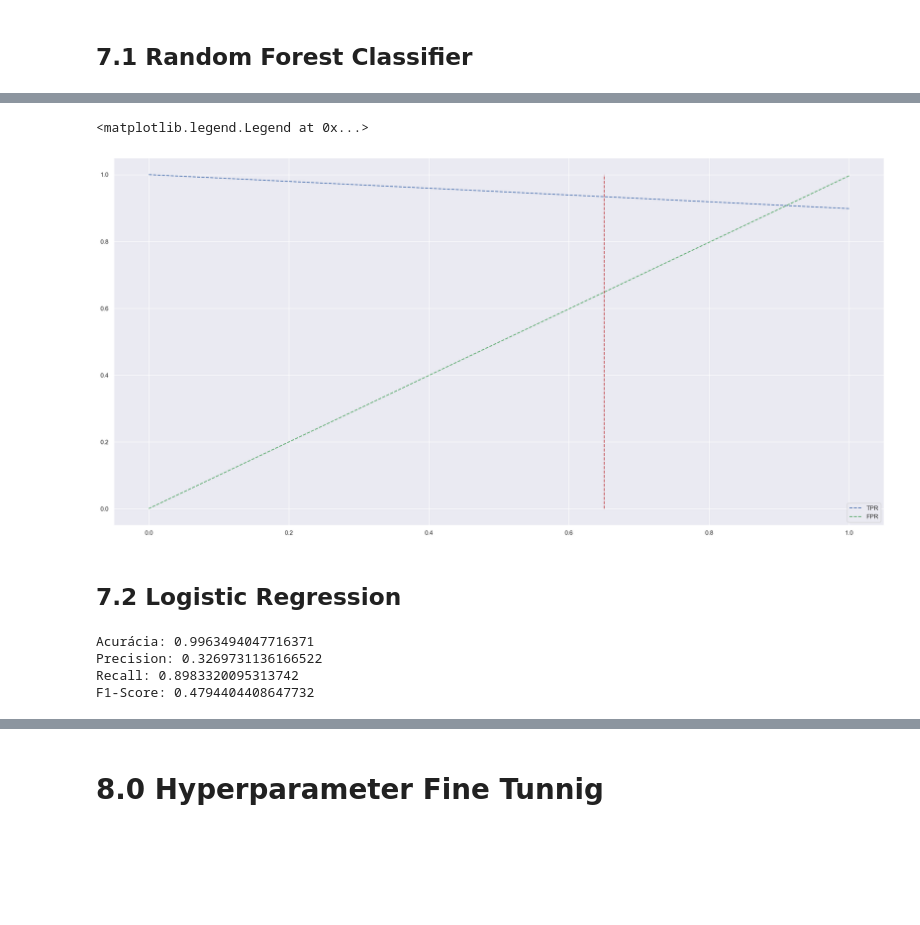
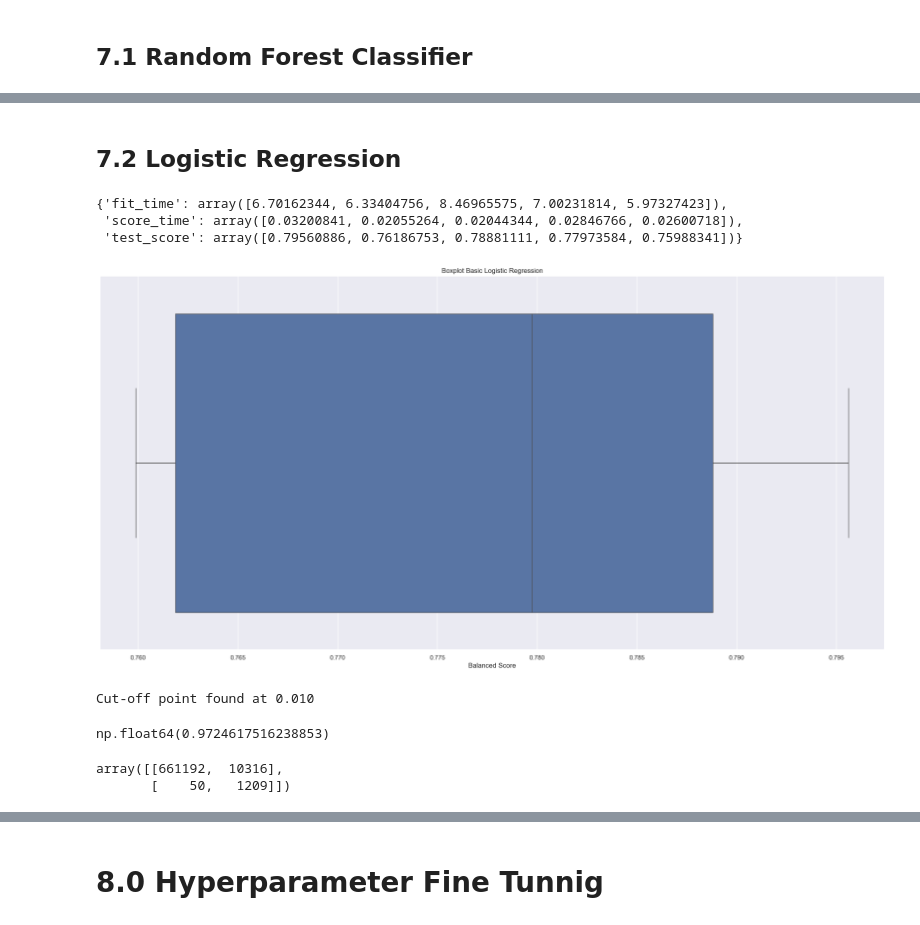
Before and after one commit to IanAndMendesDS/ds_fraud, a Jupyter notebook: notebooks/c1_ds_fraud.ipynb, the cells around one changed output, grey strips where cells are left out. Drawn from its saved outputs; the diff is of its cells as text; code cells hidden in the pictures; blank space fills up the shorter version.

```diff
--- a/notebooks/c1_ds_fraud.ipynb
+++ b/notebooks/c1_ds_fraud.ipynb
@@ -566,17 +616,14 @@ Text(0, 0.5, 'True Positive Rate')
 # %%
-plt.plot (threshold, tpr, 'b--', label='TPR')
-plt.plot (threshold, 1-fpr, 'g--', label='FPR')
-plt.vlines( 0.65, 0, 1, color='r', linestyles='--')
-plt.legend()
+# plt.plot (threshold, tpr, 'b--', label='TPR')
+# plt.plot (threshold, 1-fpr, 'g--', label='FPR')
+# plt.vlines( 0.65, 0, 1, color='r', linestyles='--')
+# plt.legend()
-# %% [output]
-<matplotlib.legend.Legend at 0x...>
-[figure, removed]
 # %% [markdown]
 ## 7.2 Logistic Regression
 # %%
 # definition
 
-lr = lm.LogisticRegression(max_iter=1000, class_weight='balanced')
+lr = lm.LogisticRegression(max_iter=1000)
 
 # training (fit)
 
@@ -584,19 +631,30 @@ lr.fit(X_train, y_train)
 
 # performace
 
-y_hat_test = rfc.predict(X_train_val)
+y_hat_test_logistic = lr.predict_proba(X_train_val)
 
-acc = mt.accuracy_score(y_train_val, y_hat_test)
-precision = mt.precision_score(y_train_val, y_hat_test)
-recall = mt.recall_score(y_train_val, y_hat_test)
-f1_score = mt.f1_score(y_train_val, y_hat_test)
+# acc = mt.accuracy_score(y_train_val, y_hat_test_logistic)
+# precision = mt.precision_score(y_train_val, y_hat_test_logistic)
+# recall = mt.recall_score(y_train_val, y_hat_test_logistic)
+# f1_score = mt.f1_score(y_train_val, y_hat_test_logistic)
 
-print(f'Acurácia: {acc}')
-print(f'Precision: {precision}')
-print(f'Recall: {recall}')
-print(f'F1-Score: {f1_score}')
+# print(f'Acurácia: {acc}')
+# print(f'Precision: {precision}')
+# print(f'Recall: {recall}')
+# print(f'F1-Score: {f1_score}')
-# %% [output]
-Acurácia: 0.9963494047716371
-Precision: 0.3269731136166522
-Recall: 0.8983320095313742
-F1-Score: 0.4794404408647732
+# %%
+scores_logistic = cross_validate(lr, X_train_val, y_train_val, scoring='balanced_accuracy')
+# %%
+scores_logistic
+# %% [output]
+{'fit_time': array([6.70162344, 6.33404756, 8.46965575, 7.00231814, 5.97327423]),
+ 'score_time': array([0.03200841, 0.02055264, 0.02044344, 0.02846766, 0.02600718]),
+ 'test_score': array([0.79560886, 0.76186753, 0.78881111, 0.77973584, 0.75988341])}
+# %%
+# Cria o boxplot para test_score
+sns.boxplot(x=scores_logistic['test_score'])
+plt.title('Boxplot Basic Logistic Regression')
+plt.xlabel('Balanced Score')
+plt.show()
+# %% [output]
+[figure, added]
@@ -602,0 +663,4 @@ F1-Score: 0.4794404408647732
+# %%
+print(f"Cut-off point found at {lr_tunned.best_threshold_:.3f}")
+# %% [output]
+Cut-off point found at 0.010
@@ -603 +671,10 @@ F1-Score: 0.4794404408647732
+# %%
+mt.balanced_accuracy_score(y_train_val,yhat_tunned_lr)
+# %% [output]
+np.float64(0.9724617516238853)
+# %%
+mt.confusion_matrix(y_train_val, yhat_tunned_lr)
+# %% [output]
+array([[661192,  10316],
+       [    50,   1209]])
 # %%
```
Also changed, not shown: parts of 35 cells of this notebook.
